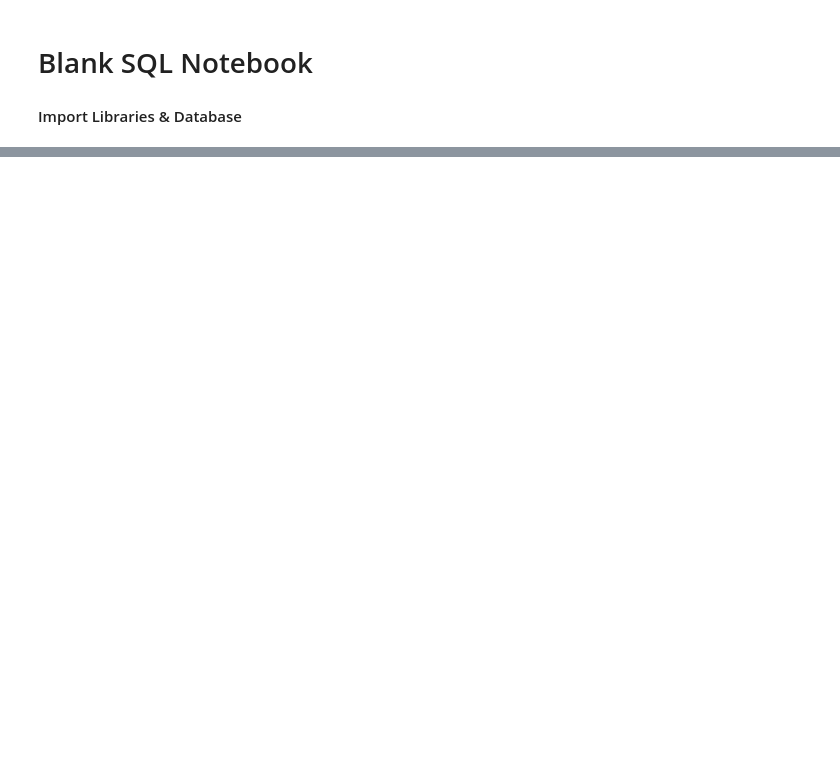
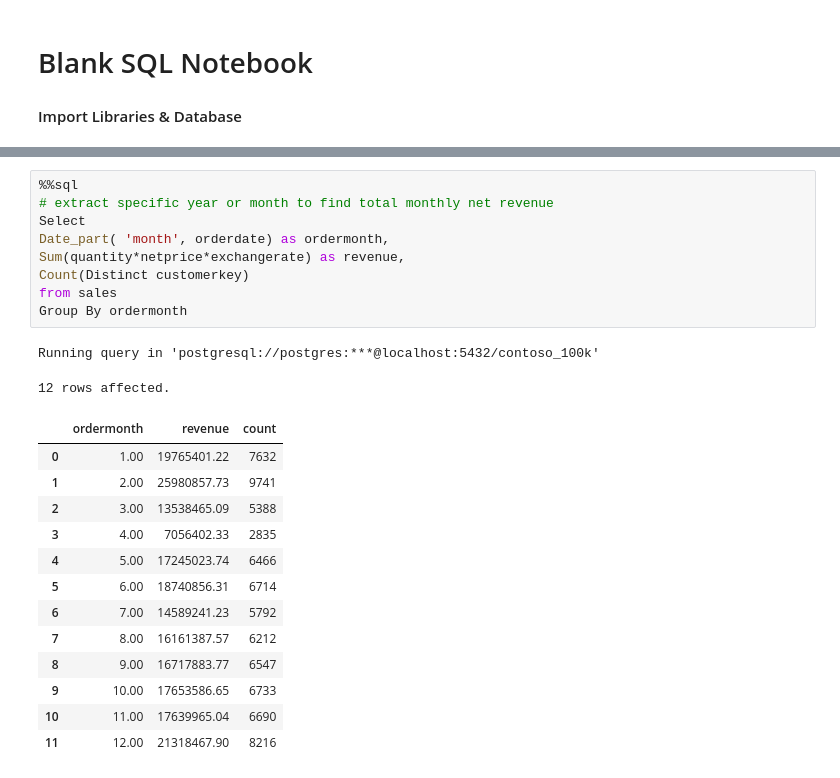
Before and after one commit to CLYMATIC06/SQL-Practice, a Jupyter notebook: Resources/Blank_SQL_Notebook.ipynb, the cells around one changed output, grey strips where cells are left out. Cells and saved outputs as stored; diff of their text form; blank space fills up the shorter version.

```diff
--- a/Resources/Blank_SQL_Notebook.ipynb
+++ b/Resources/Blank_SQL_Notebook.ipynb
@@ -243,0 +106,25 @@ Running query in 'postgresql://postgres:***@localhost:5432/contoso_100k'
+# %%
+%%sql
+# extract specific year or month to find total monthly net revenue
+Select
+Date_part( 'month', orderdate) as ordermonth,
+Sum(quantity*netprice*exchangerate) as revenue,
+Count(Distinct customerkey)
+from sales
+Group By ordermonth
+# %% [output]
+Running query in 'postgresql://postgres:***@localhost:5432/contoso_100k'
+12 rows affected.
+|  | ordermonth | revenue | count |
+| 0 | 1.00 | 19765401.22 | 7632 |
+| 1 | 2.00 | 25980857.73 | 9741 |
+| 2 | 3.00 | 13538465.09 | 5388 |
+| 3 | 4.00 | 7056402.33 | 2835 |
+| 4 | 5.00 | 17245023.74 | 6466 |
+| 5 | 6.00 | 18740856.31 | 6714 |
+| 6 | 7.00 | 14589241.23 | 5792 |
+| 7 | 8.00 | 16161387.57 | 6212 |
+| 8 | 9.00 | 16717883.77 | 6547 |
+| 9 | 10.00 | 17653586.65 | 6733 |
+| 10 | 11.00 | 17639965.04 | 6690 |
+| 11 | 12.00 | 21318467.90 | 8216 |
```
Also changed, not shown: parts of 19 cells of this notebook.
